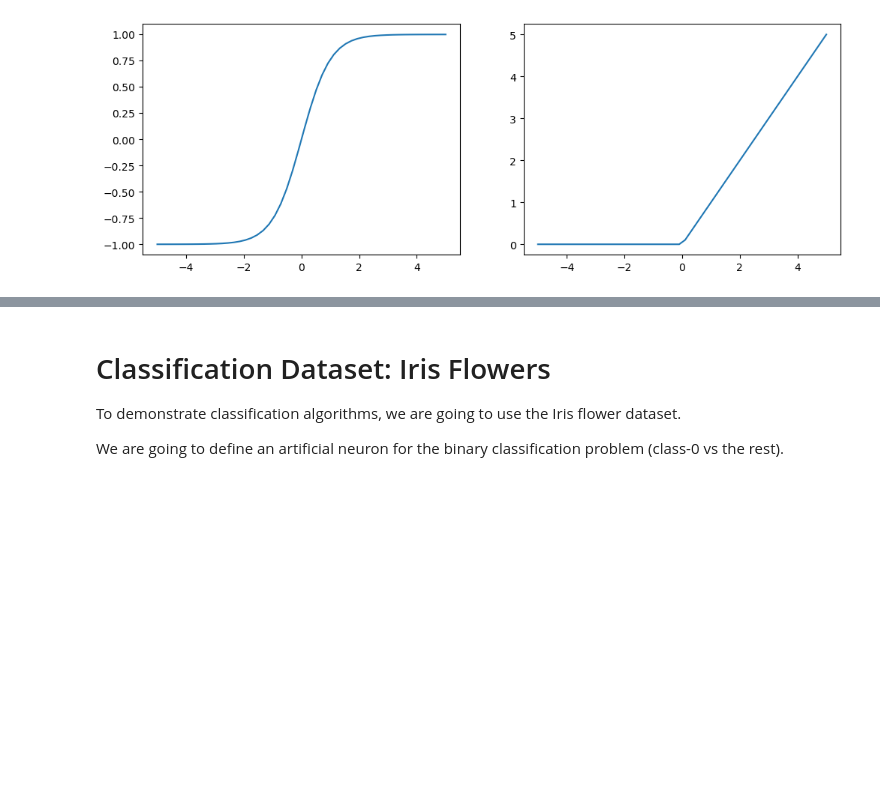
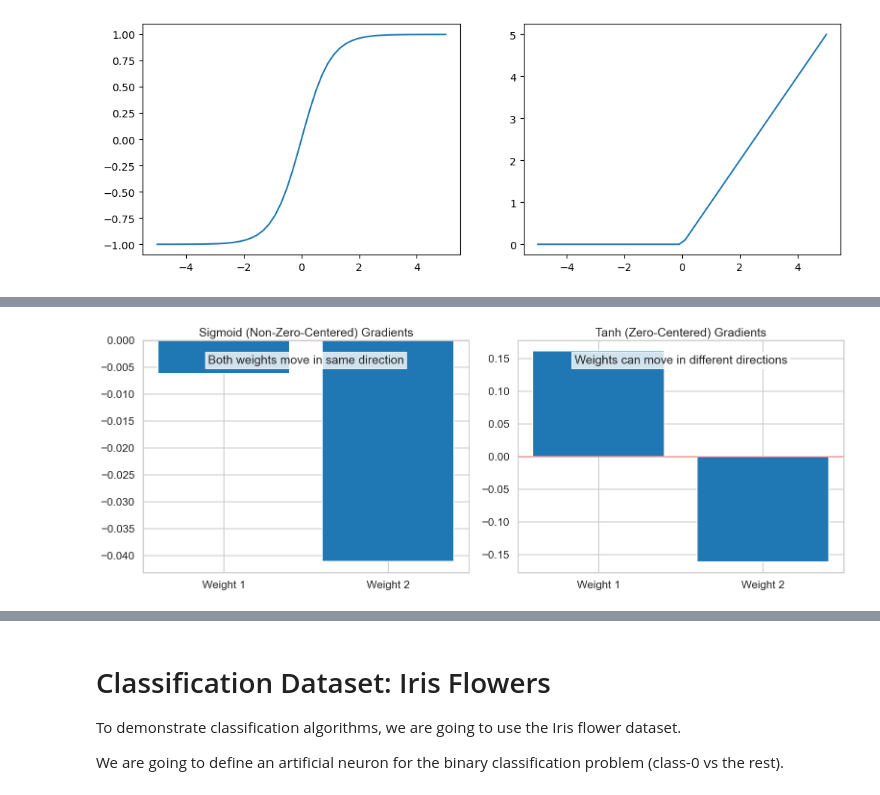
Before and after one commit to aaarrmiinnn/GW-CS6364, a Jupyter notebook: slides/lecture11-neural-networks.ipynb, the cells around one changed output, grey strips where cells are left out. Saved outputs shown, nothing was run; the diff lists cells and outputs as text; code cells hidden in the pictures; blank space fills up the shorter version.

```diff
--- a/slides/lecture11-neural-networks.ipynb
+++ b/slides/lecture11-neural-networks.ipynb
@@ -119,0 +484,66 @@ plt.plot(z, np.maximum(z, 0))
+# %%
+# Example: How zero-centering affects weight updates
+# Create a mini-batch of data for demonstration
+np.random.seed(42)
+batch_size = 32
+input_dim = 2
+X_batch = np.random.randn(batch_size, input_dim)  # Random inputs
+
+# Let's create a simple neuron to demonstrate weight updates
+w = np.array([0.5, -0.5])  # Initial weights
+
+# Apply different activations to the weighted inputs
+weighted_input = X_batch @ w
+sigmoid_output = sigmoid(weighted_input)
+tanh_output = tanh(weighted_input)
+
+# For simplicity, consider a simple L2 loss for some target y = 0
+y_target = np.zeros(batch_size)
+
+# Compute the gradients for each activation
+def compute_gradients(output):
+    # Assuming L2 loss: 0.5 * (output - y_target)^2
+    # dL/dw = dL/doutput * doutput/dweighted_input * dweighted_input/dw
+    dL_doutput = output - y_target  # Derivative of L2 loss
+
+    if np.array_equal(output, sigmoid_output):
+        doutput_dweighted = output * (1 - output)  # Sigmoid derivative
+    else:
+        doutput_dweighted = 1 - output**2  # Tanh derivative
+
+    dweighted_dw = X_batch
+
+    # Compute gradient for each weight, average over the batch
+    gradients = []
+    for i in range(input_dim):
+        grad_component = dL_doutput * doutput_dweighted * dweighted_dw[:, i]
+        gradients.append(np.mean(grad_component))
+
+    return np.array(gradients)
+
+sigmoid_grads = compute_gradients(sigmoid_output)
+tanh_grads = compute_gradients(tanh_output)
+
+# Display the gradients and their directions
+fig, ax = plt.subplots(1, 2, figsize=(16, 6))
+
+# Plot sigmoid gradients
+ax[0].bar(["Weight 1", "Weight 2"], sigmoid_grads)
+ax[0].set_title("Sigmoid (Non-Zero-Centered) Gradients")
+ax[0].axhline(y=0, color='r', linestyle='-', alpha=0.3)
+ax[0].text(0.5, 0.9, "Both weights move in same direction",
+           horizontalalignment='center', transform=ax[0].transAxes,
+           bbox=dict(facecolor='white', alpha=0.8))
+
+# Plot tanh gradients
+ax[1].bar(["Weight 1", "Weight 2"], tanh_grads)
+ax[1].set_title("Tanh (Zero-Centered) Gradients")
+ax[1].axhline(y=0, color='r', linestyle='-', alpha=0.3)
+ax[1].text(0.5, 0.9, "Weights can move in different directions",
+           horizontalalignment='center', transform=ax[1].transAxes,
+           bbox=dict(facecolor='white', alpha=0.8))
+
+plt.tight_layout()
+plt.show()
+# %% [output]
+[figure, added]
```
Also changed, not shown: parts of 16 cells of this notebook.
